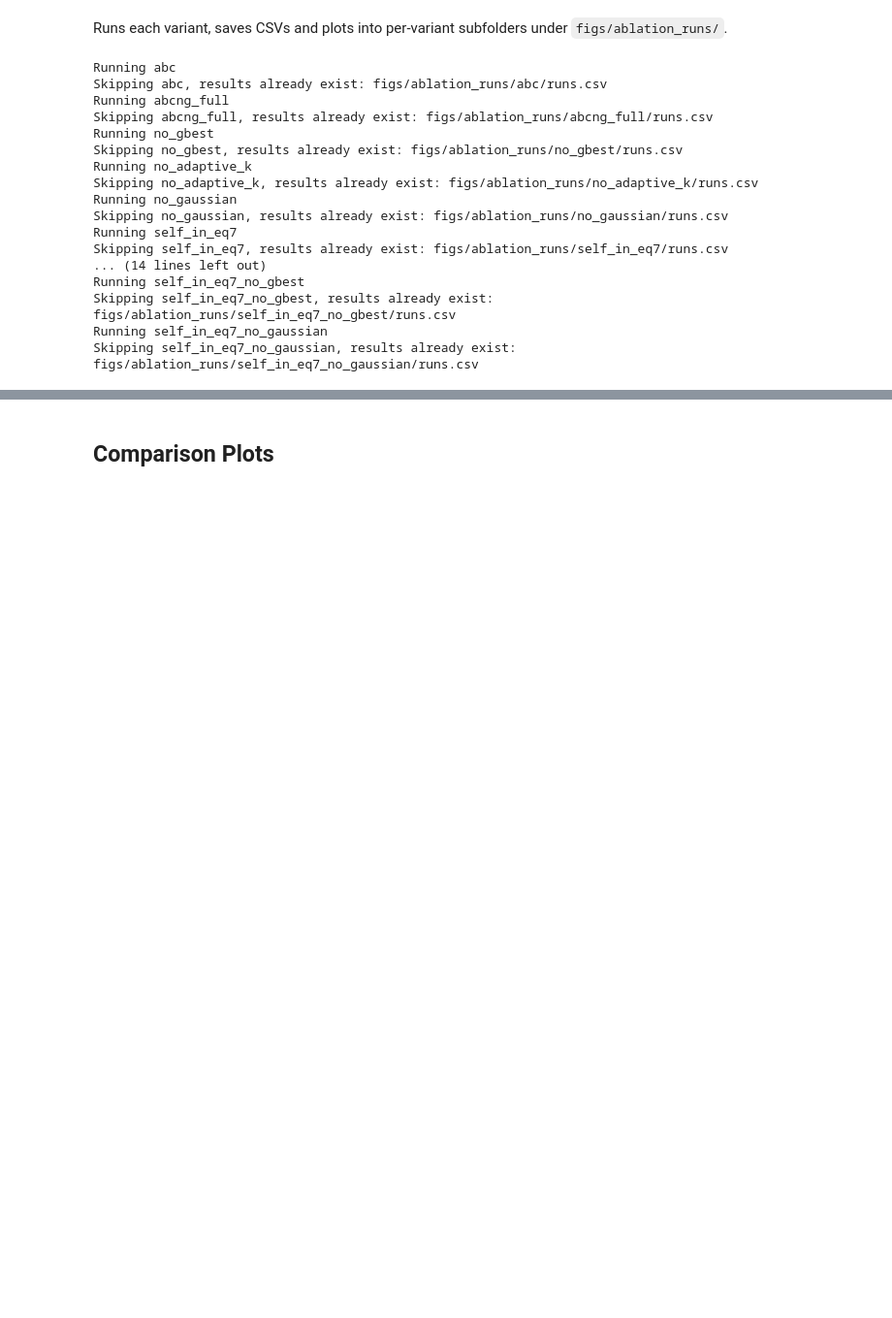
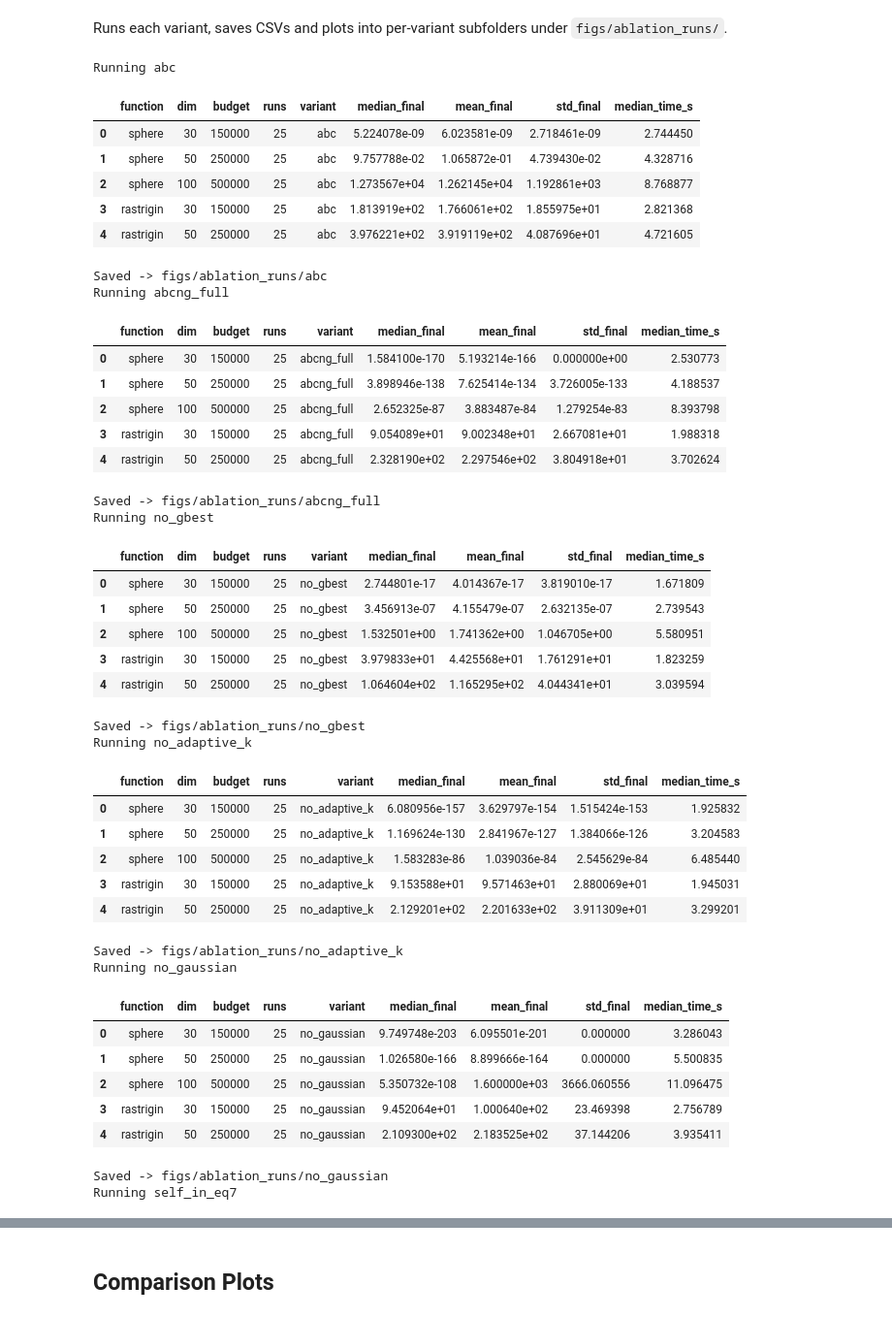
Before and after one commit to amirrezabsh/Modified-ABCNG, a Jupyter notebook: ablation_runs.ipynb, the cells around one changed output, grey strips where cells are left out. Shown at 97% size. Saved outputs shown, nothing was run; the diff lists cells and outputs as text; code cells hidden in the pictures; blank space fills up the shorter version.

```diff
--- a/ablation_runs.ipynb
+++ b/ablation_runs.ipynb
@@ -42,42 +43,66 @@ Runs each variant, saves CSVs and plots into per-variant subfolders under `figs/
 # %%
 import os
 
 FORCE_RERUN = False  # set True to retrain and overwrite results
 
 for name, algo, kwargs in variants:
     print("Running", name)
     out_dir = f"{base_out}/{name}"
     runs_path = os.path.join(out_dir, "runs.csv")
     if os.path.exists(runs_path) and not FORCE_RERUN:
         print(f"Skipping {name}, results already exist: {runs_path}")
         continue
     v = [{"name": name, "algo": algo, "abcng_kwargs": kwargs or {}}]
     if algo == "abcng":
         v[0]["abcng_kwargs"] = {"paper_mode": True, **(kwargs or {})}
     df, _ = run_ablation_suite(
         suite,
         variants=v,
-        runs=15,
+        runs=25,
         pop_size=50,
         out_dir=out_dir,
     )
     display(df.head())
     print("Saved ->", out_dir)
 # %% [output]
 Running abc
-Skipping abc, results already exist: figs/ablation_runs/abc/runs.csv
-Running abcng_full
-Skipping abcng_full, results already exist: figs/ablation_runs/abcng_full/runs.csv
-Running no_gbest
-Skipping no_gbest, results already exist: figs/ablation_runs/no_gbest/runs.csv
-Running no_adaptive_k
-Skipping no_adaptive_k, results already exist: figs/ablation_runs/no_adaptive_k/runs.csv
-Running no_gaussian
-Skipping no_gaussian, results already exist: figs/ablation_runs/no_gaussian/runs.csv
-Running self_in_eq7
-Skipping self_in_eq7, results already exist: figs/ablation_runs/self_in_eq7/runs.csv
-... (14 lines left out)
-Running self_in_eq7_no_gbest
-Skipping self_in_eq7_no_gbest, results already exist: figs/ablation_runs/self_in_eq7_no_gbest/runs.csv
-Running self_in_eq7_no_gaussian
-Skipping self_in_eq7_no_gaussian, results already exist: figs/ablation_runs/self_in_eq7_no_gaussian/runs.csv
+|  | function | dim | budget | runs | variant | median_final | mean_final | std_final | median_time_s |
+| 0 | sphere | 30 | 150000 | 25 | abc | 5.224078e-09 | 6.023581e-09 | 2.718461e-09 | 2.744450 |
+| 1 | sphere | 50 | 250000 | 25 | abc | 9.757788e-02 | 1.065872e-01 | 4.739430e-02 | 4.328716 |
+| 2 | sphere | 100 | 500000 | 25 | abc | 1.273567e+04 | 1.262145e+04 | 1.192861e+03 | 8.768877 |
+| 3 | rastrigin | 30 | 150000 | 25 | abc | 1.813919e+02 | 1.766061e+02 | 1.855975e+01 | 2.821368 |
+| 4 | rastrigin | 50 | 250000 | 25 | abc | 3.976221e+02 | 3.919119e+02 | 4.087696e+01 | 4.721605 |
+Saved -> figs/ablation_runs/abc
+Running abcng_full
+|  | function | dim | budget | runs | variant | median_final | mean_final | std_final | median_time_s |
+| 0 | sphere | 30 | 150000 | 25 | abcng_full | 1.584100e-170 | 5.193214e-166 | 0.000000e+00 | 2.530773 |
+| 1 | sphere | 50 | 250000 | 25 | abcng_full | 3.898946e-138 | 7.625414e-134 | 3.726005e-133 | 4.188537 |
+| 2 | sphere | 100 | 500000 | 25 | abcng_full | 2.652325e-87 | 3.883487e-84 | 1.279254e-83 | 8.393798 |
+| 3 | rastrigin | 30 | 150000 | 25 | abcng_full | 9.054089e+01 | 9.002348e+01 | 2.667081e+01 | 1.988318 |
+| 4 | rastrigin | 50 | 250000 | 25 | abcng_full | 2.328190e+02 | 2.297546e+02 | 3.804918e+01 | 3.702624 |
+Saved -> figs/ablation_runs/abcng_full
+Running no_gbest
+|  | function | dim | budget | runs | variant | median_final | mean_final | std_final | median_time_s |
+| 0 | sphere | 30 | 150000 | 25 | no_gbest | 2.744801e-17 | 4.014367e-17 | 3.819010e-17 | 1.671809 |
+| 1 | sphere | 50 | 250000 | 25 | no_gbest | 3.456913e-07 | 4.155479e-07 | 2.632135e-07 | 2.739543 |
+| 2 | sphere | 100 | 500000 | 25 | no_gbest | 1.532501e+00 | 1.741362e+00 | 1.046705e+00 | 5.580951 |
+| 3 | rastrigin | 30 | 150000 | 25 | no_gbest | 3.979833e+01 | 4.425568e+01 | 1.761291e+01 | 1.823259 |
+| 4 | rastrigin | 50 | 250000 | 25 | no_gbest | 1.064604e+02 | 1.165295e+02 | 4.044341e+01 | 3.039594 |
+Saved -> figs/ablation_runs/no_gbest
+Running no_adaptive_k
+|  | function | dim | budget | runs | variant | median_final | mean_final | std_final | median_time_s |
+| 0 | sphere | 30 | 150000 | 25 | no_adaptive_k | 6.080956e-157 | 3.629797e-154 | 1.515424e-153 | 1.925832 |
+| 1 | sphere | 50 | 250000 | 25 | no_adaptive_k | 1.169624e-130 | 2.841967e-127 | 1.384066e-126 | 3.204583 |
+| 2 | sphere | 100 | 500000 | 25 | no_adaptive_k | 1.583283e-86 | 1.039036e-84 | 2.545629e-84 | 6.485440 |
+| 3 | rastrigin | 30 | 150000 | 25 | no_adaptive_k | 9.153588e+01 | 9.571463e+01 | 2.880069e+01 | 1.945031 |
+| 4 | rastrigin | 50 | 250000 | 25 | no_adaptive_k | 2.129201e+02 | 2.201633e+02 | 3.911309e+01 | 3.299201 |
+Saved -> figs/ablation_runs/no_adaptive_k
+Running no_gaussian
+|  | function | dim | budget | runs | variant | median_final | mean_final | std_final | median_time_s |
+| 0 | sphere | 30 | 150000 | 25 | no_gaussian | 9.749748e-203 | 6.095501e-201 | 0.000000 | 3.286043 |
+| 1 | sphere | 50 | 250000 | 25 | no_gaussian | 1.026580e-166 | 8.899666e-164 | 0.000000 | 5.500835 |
+| 2 | sphere | 100 | 500000 | 25 | no_gaussian | 5.350732e-108 | 1.600000e+03 | 3666.060556 | 11.096475 |
+| 3 | rastrigin | 30 | 150000 | 25 | no_gaussian | 9.452064e+01 | 1.000640e+02 | 23.469398 | 2.756789 |
+| 4 | rastrigin | 50 | 250000 | 25 | no_gaussian | 2.109300e+02 | 2.183525e+02 | 37.144206 | 3.935411 |
+Saved -> figs/ablation_runs/no_gaussian
+Running self_in_eq7
```
Also changed, not shown: parts of 5 cells of this notebook, 5 other files.
